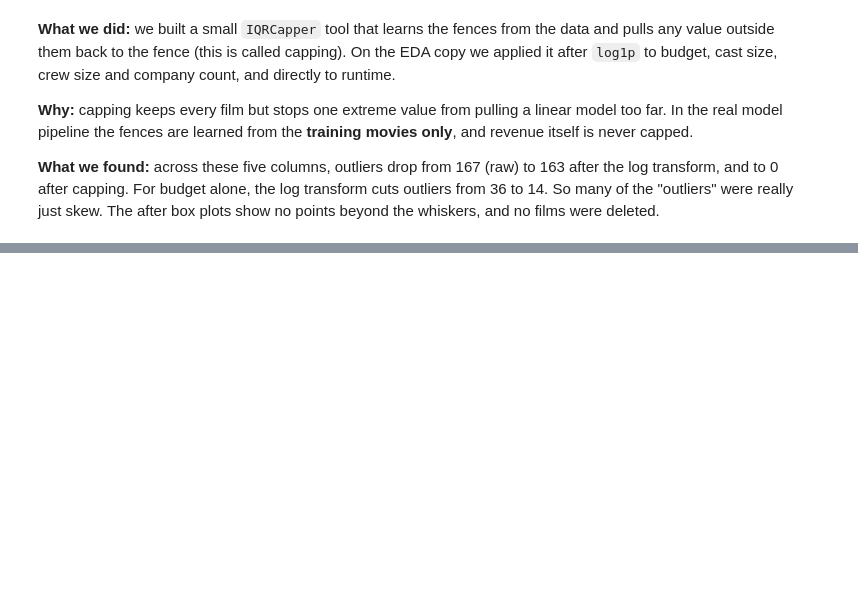
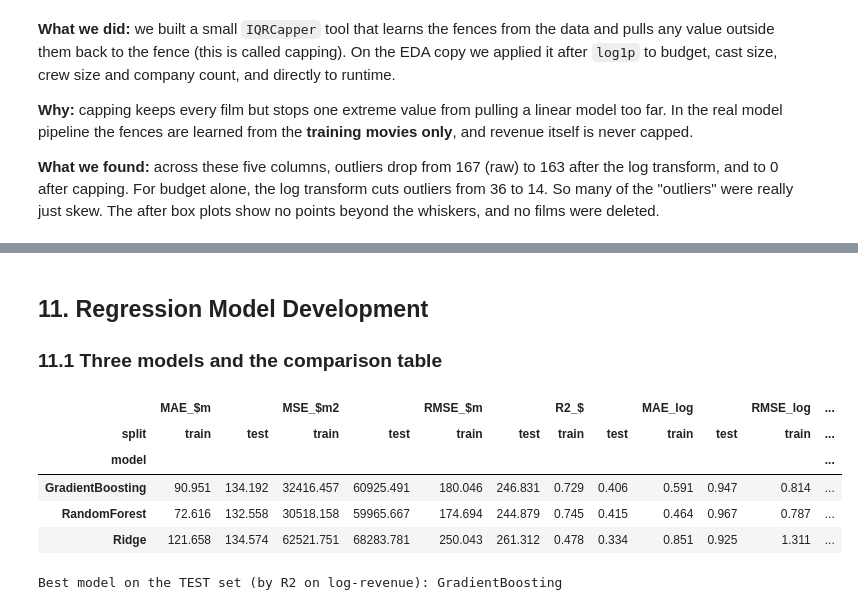
Before and after one commit to eshaimran13052006/tmdb-movie-revenue, a Jupyter notebook: 02_EDA_Modelling.ipynb, the cells around one changed output, grey strips where cells are left out. Drawn from its saved outputs; the diff is of its cells as text; code cells hidden in the pictures; blank space fills up the shorter version.

```diff
--- a/02_EDA_Modelling.ipynb
+++ b/02_EDA_Modelling.ipynb
@@ -529,0 +724,7 @@ R.update(out_bud_log=int(cmp_out.loc["budget", "after_log1p"]), out_run_raw=int(
+# %%
+cv5 = KFold(n_splits=5, shuffle=True, random_state=SEED)
+sfs_f = SequentialFeatureSelector(Ridge(alpha=1.0), direction="forward", n_features_to_select="auto", tol=0.002, scoring="r2", cv=cv5)
+sfs_f.fit(Xtr, y_train)
+FWD = list(Xtr.columns[sfs_f.get_support()])
+print(f"Forward selection kept {len(FWD)} of {Xtr.shape[1]} features:\n", FWD)
+R.update(n_fwd=len(FWD), fwd_list=", ".join(FWD))
@@ -529,0 +742,7 @@ R.update(out_bud_log=int(cmp_out.loc["budget", "after_log1p"]), out_run_raw=int(
+# %%
+sfs_b = SequentialFeatureSelector(Ridge(alpha=1.0), direction="backward", n_features_to_select="auto", tol=-0.002, scoring="r2", cv=cv5)
+sfs_b.fit(Xtr, y_train)
+BWD = list(Xtr.columns[sfs_b.get_support()])
+print(f"Backward elimination kept {len(BWD)} of {Xtr.shape[1]} features")
+print("Removed by backward elimination:", sorted(set(Xtr.columns) - set(BWD)))
+R.update(n_bwd=len(BWD))
@@ -529,0 +795,56 @@ R.update(out_bud_log=int(cmp_out.loc["budget", "after_log1p"]), out_run_raw=int(
+# %% [markdown]
+## 11. Regression Model Development
+### 11.1 Three models and the comparison table
+# %%
+class ColumnSelect(BaseEstimator, TransformerMixin):
+    def __init__(self, cols=None): self.cols = cols
+    def fit(self, X, y=None): return self
+    def transform(self, X): return X.reindex(columns=self.cols, fill_value=0.0)   # a dummy absent in a CV fold = 0
+
+def full_pipe(model, cols=None, te_cols=()):
+    pre = make_preprocessor(te_cols=te_cols).set_output(transform="pandas")
+    steps = [("prep", pre)] + ([("select", ColumnSelect(cols))] if cols else []) + [("model", clone(model))]   # fresh copy every time
+    return Pipeline(steps)
+
+MODELS = {
+    "Ridge": Ridge(alpha=1.0),
+    "RandomForest": RandomForestRegressor(n_estimators=400, min_samples_leaf=2, n_jobs=-1, random_state=SEED),
+    "GradientBoosting": GradientBoostingRegressor(n_estimators=300, learning_rate=0.05, max_depth=3, subsample=0.8, random_state=SEED),
+}
+
+def metrics(y_true_log, y_pred_log):
+    yt, yp = np.expm1(y_true_log), np.expm1(y_pred_log)
+    return {"MAE_log": mean_absolute_error(y_true_log, y_pred_log), "RMSE_log": np.sqrt(mean_squared_error(y_true_log, y_pred_log)),
+            "R2_log": r2_score(y_true_log, y_pred_log),
+            "MAE_$m": mean_absolute_error(yt, yp)/1e6, "MSE_$m2": mean_squared_error(yt, yp)/1e12,
+            "RMSE_$m": np.sqrt(mean_squared_error(yt, yp))/1e6, "R2_$": r2_score(yt, yp)}
+
+TRAINING_STARTED = dt.datetime.now()
+fitted, rows = {}, []
+for name, m in MODELS.items():
+    p = full_pipe(m, FINAL_FEATURES).fit(X_train, y_train)
+    fitted[name] = p
+    for split, X_, y_ in [("train", X_train, y_train), ("test", X_test, y_test)]:
+        rows.append({"model": name, "split": split, **metrics(y_, p.predict(X_))})
+res = pd.DataFrame(rows)
+comp = res.pivot(index="model", columns="split")
+comp = comp[[(m, s) for m in ["MAE_$m", "MSE_$m2", "RMSE_$m", "R2_$", "MAE_log", "RMSE_log", "R2_log"] for s in ["train", "test"]]]
+display(comp.round(3))
+test_tbl = res[res.split == "test"].set_index("model")
+BEST = test_tbl["R2_log"].idxmax()
+print("Best model on the TEST set (by R2 on log-revenue):", BEST)
+for n in MODELS:
+    tr, te = res[(res.model == n) & (res.split == "train")].iloc[0], test_tbl.loc[n]
+    R[f"{n}_tr_r2"], R[f"{n}_te_r2"] = tr["R2_log"], te["R2_log"]
+    R[f"{n}_te_r2d"], R[f"{n}_te_mae"], R[f"{n}_te_rmse"] = te["R2_$"], te["MAE_$m"], te["RMSE_$m"]
+    R[f"{n}_te_maelog"], R[f"{n}_gap"] = te["MAE_log"], tr["R2_log"] - te["R2_log"]
+R.update(best=BEST, best_te_r2=test_tbl.loc[BEST, "R2_log"], best_te_r2d=test_tbl.loc[BEST, "R2_$"], best_te_mae=test_tbl.loc[BEST, "MAE_$m"],
+         best_te_maelog=test_tbl.loc[BEST, "MAE_log"], best_factor=float(np.exp(test_tbl.loc[BEST, "MAE_log"])))
+# %% [output]
+|  | MAE_$m |  | MSE_$m2 |  | RMSE_$m |  | R2_$ |  | MAE_log |  | RMSE_log | ... |
+| split | train | test | train | test | train | test | train | test | train | test | train | ... |
+| model |  |  |  |  |  |  |  |  |  |  |  | ... |
+| GradientBoosting | 90.951 | 134.192 | 32416.457 | 60925.491 | 180.046 | 246.831 | 0.729 | 0.406 | 0.591 | 0.947 | 0.814 | ... |
+| RandomForest | 72.616 | 132.558 | 30518.158 | 59965.667 | 174.694 | 244.879 | 0.745 | 0.415 | 0.464 | 0.967 | 0.787 | ... |
+| Ridge | 121.658 | 134.574 | 62521.751 | 68283.781 | 250.043 | 261.312 | 0.478 | 0.334 | 0.851 | 0.925 | 1.311 | ... |
+Best model on the TEST set (by R2 on log-revenue): GradientBoosting
```
Also changed, not shown: parts of 53 cells of this notebook.
